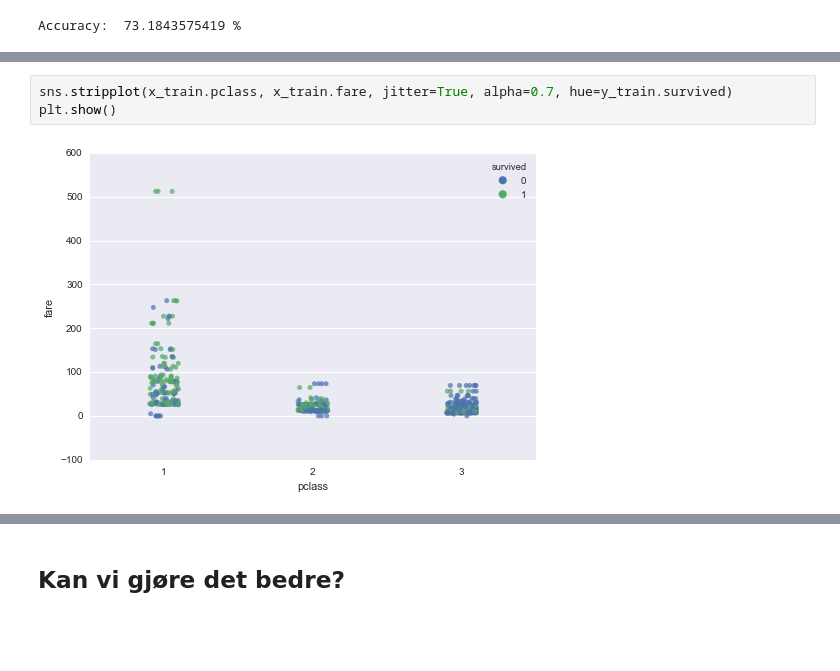
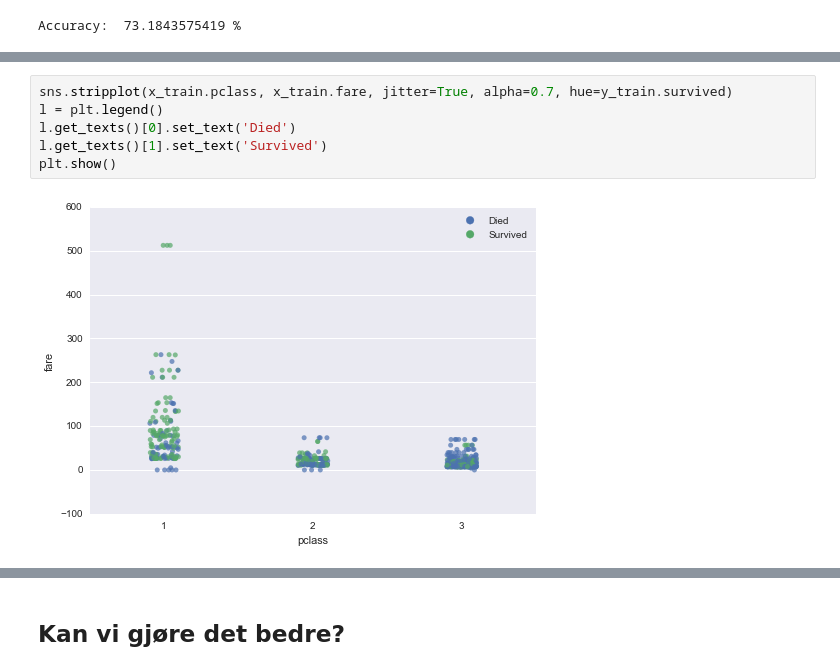
Before and after one commit to MarieRoald/MLkurs, a Jupyter notebook: notebooks/TitanicSeaborn.ipynb, the cells around one changed output, grey strips where cells are left out. Saved outputs shown, nothing was run; the diff lists cells and outputs as text; blank space fills up the shorter version.

Commit message:
Make more plots for exploring the data

```diff
--- a/notebooks/TitanicSeaborn.ipynb
+++ b/notebooks/TitanicSeaborn.ipynb
@@ -66,6 +98,9 @@ Accuracy:  73.1843575419 %
 # %%
 sns.stripplot(x_train.pclass, x_train.fare, jitter=True, alpha=0.7, hue=y_train.survived)
+l = plt.legend()
+l.get_texts()[0].set_text('Died')
+l.get_texts()[1].set_text('Survived')
 plt.show()
 # %% [output]
-[figure, old version]
+[figure, new version]
 # %%
```
Also changed, not shown: parts of 7 cells of this notebook.
